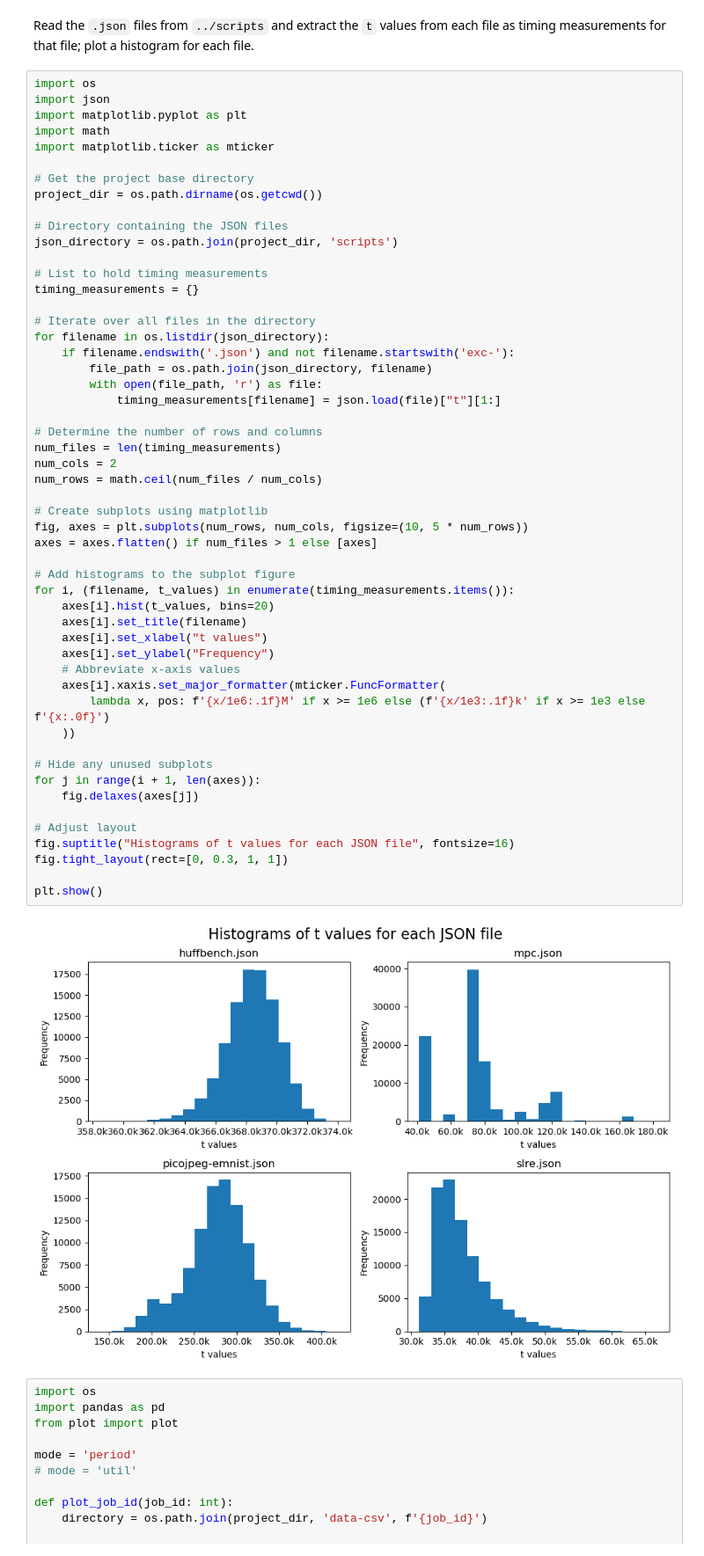
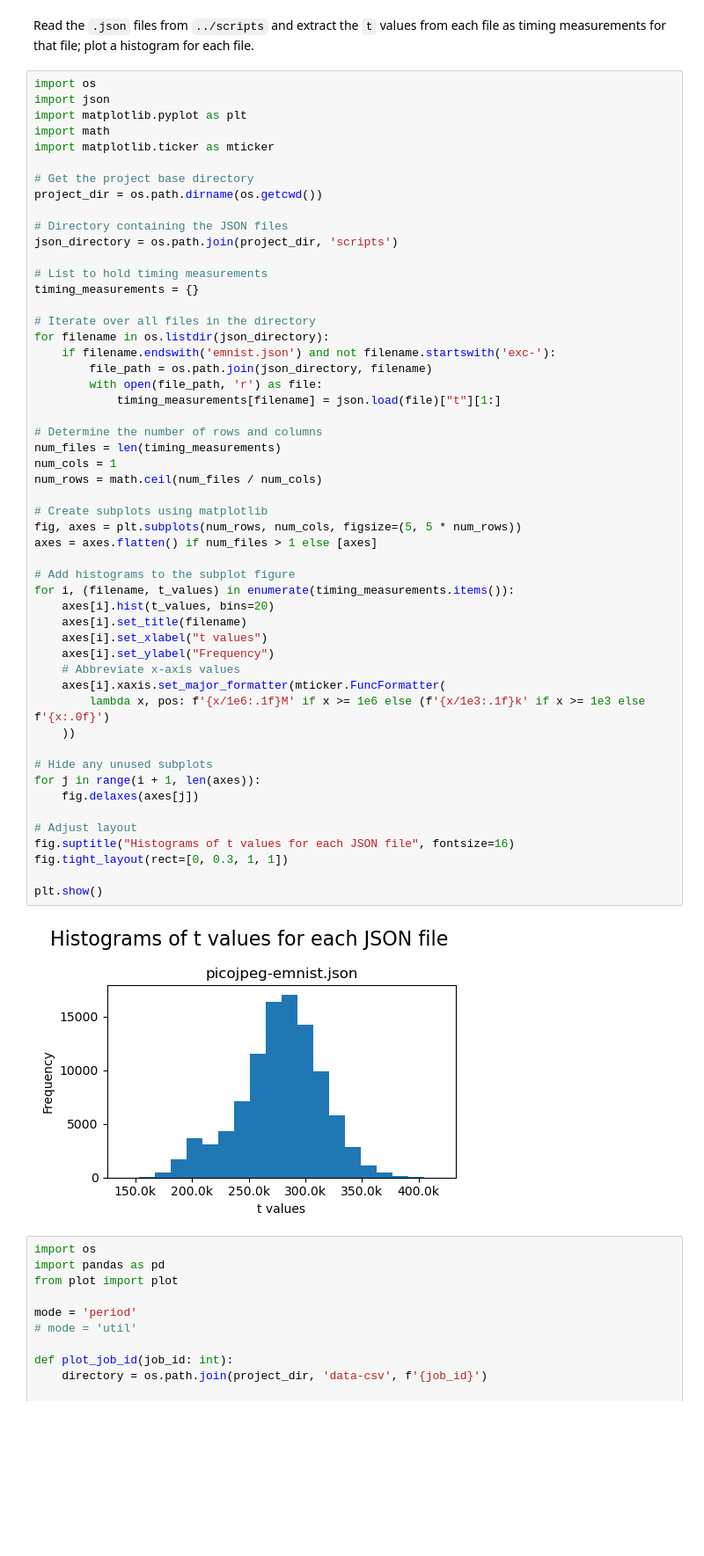
Before and after one commit to shengjiex98/pwcet-safety, a Jupyter notebook: plotting/plot.ipynb, the cells around one changed output. Shown at 88% size. Cells and saved outputs as stored; diff of their text form; blank space fills up the shorter version.

```diff
--- a/plotting/plot.ipynb
+++ b/plotting/plot.ipynb
@@ -22,42 +22,42 @@ timing_measurements = {}
 
 # Iterate over all files in the directory
 for filename in os.listdir(json_directory):
-    if filename.endswith('.json') and not filename.startswith('exc-'):
+    if filename.endswith('emnist.json') and not filename.startswith('exc-'):
         file_path = os.path.join(json_directory, filename)
         with open(file_path, 'r') as file:
             timing_measurements[filename] = json.load(file)["t"][1:]
 
 # Determine the number of rows and columns
 num_files = len(timing_measurements)
-num_cols = 2
+num_cols = 1
 num_rows = math.ceil(num_files / num_cols)
 
 # Create subplots using matplotlib
-fig, axes = plt.subplots(num_rows, num_cols, figsize=(10, 5 * num_rows))
+fig, axes = plt.subplots(num_rows, num_cols, figsize=(5, 5 * num_rows))
 axes = axes.flatten() if num_files > 1 else [axes]
 
 # Add histograms to the subplot figure
 for i, (filename, t_values) in enumerate(timing_measurements.items()):
     axes[i].hist(t_values, bins=20)
     axes[i].set_title(filename)
     axes[i].set_xlabel("t values")
     axes[i].set_ylabel("Frequency")
     # Abbreviate x-axis values
     axes[i].xaxis.set_major_formatter(mticker.FuncFormatter(
         lambda x, pos: f'{x/1e6:.1f}M' if x >= 1e6 else (f'{x/1e3:.1f}k' if x >= 1e3 else f'{x:.0f}')
     ))
 
 # Hide any unused subplots
 for j in range(i + 1, len(axes)):
     fig.delaxes(axes[j])
 
 # Adjust layout
 fig.suptitle("Histograms of t values for each JSON file", fontsize=16)
 fig.tight_layout(rect=[0, 0.3, 1, 1])
 
 plt.show()
 # %% [output]
-[figure, old version]
+[figure, new version]
 # %%
 import os
 import pandas as pd
```
Also changed, not shown: parts of 8 cells of this notebook, 6 other files.
